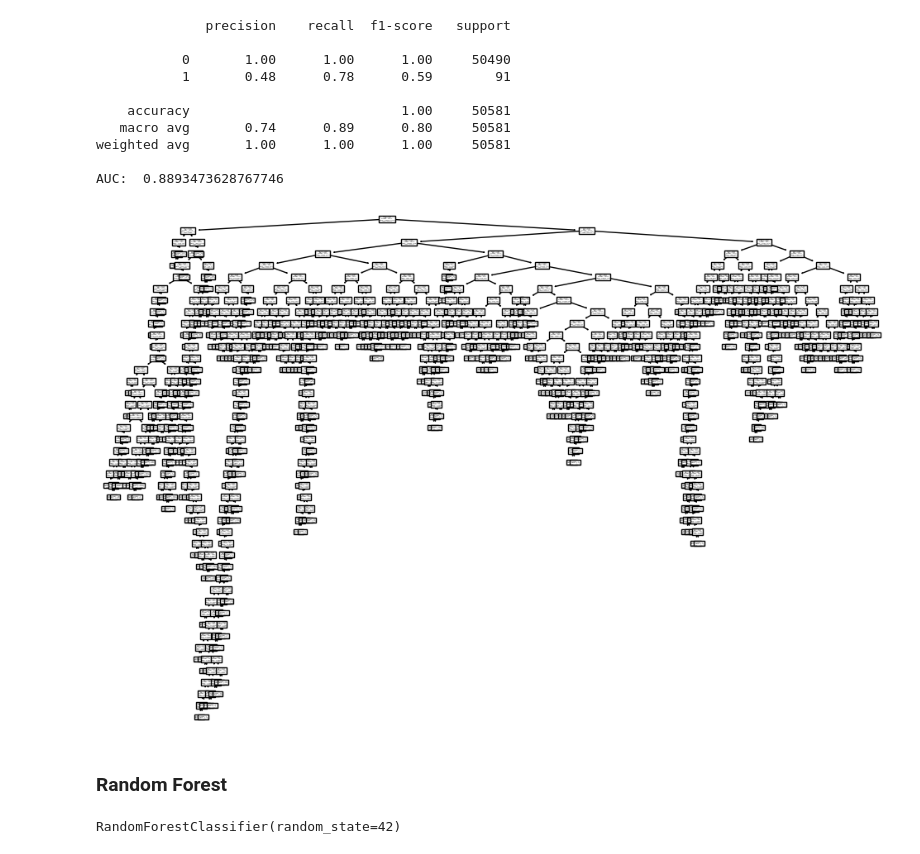
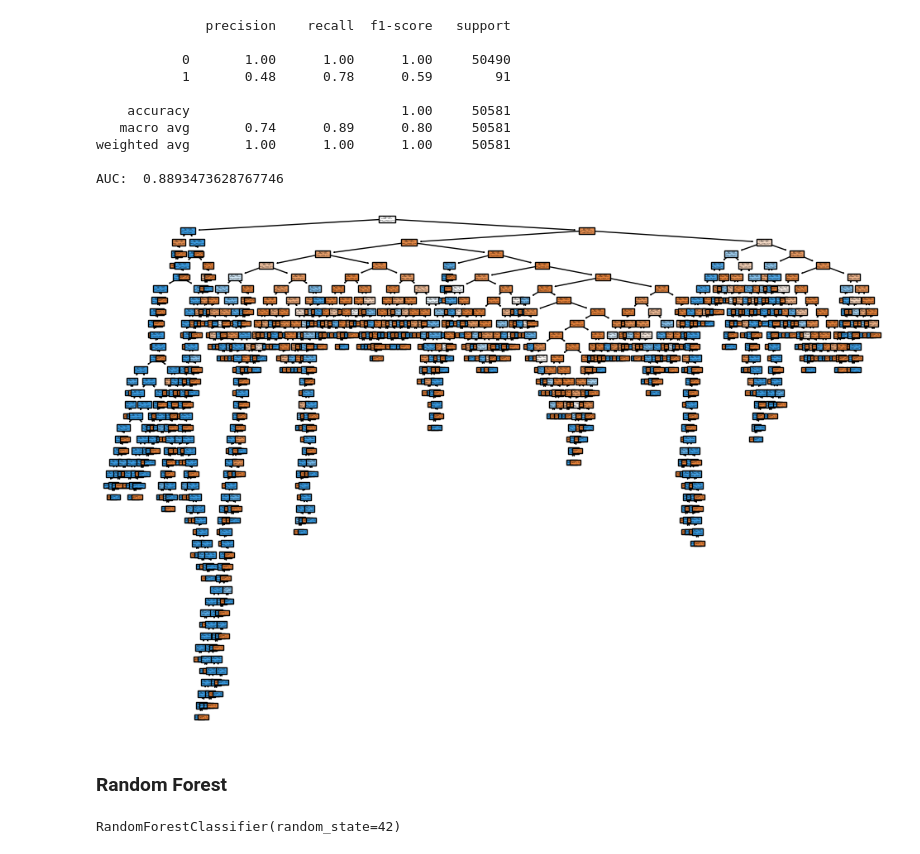
Before and after one commit to geetika-0812/Credit_Card_Fraud_Detection, a Jupyter notebook: Credit Card Fraud Detection.ipynb, the cells around one changed output. Saved outputs shown, nothing was run; the diff lists cells and outputs as text; code cells hidden in the pictures.

```diff
--- a/Credit Card Fraud Detection.ipynb
+++ b/Credit Card Fraud Detection.ipynb
@@ -261,13 +262,13 @@ AUC:  0.8893473628767746
 # %%
 from sklearn.tree import plot_tree
 feature_names = X.columns.tolist()
 plt.figure(figsize=(12,8))
-plot_tree(decision_tree, feature_names = feature_names,class_names= ['Genuine', 'Fraud'])
+plot_tree(decision_tree, feature_names = feature_names,class_names= ['Genuine', 'Fraud'], filled = True)
 plt.show()
 # %% [output]
-[figure, old version]
+[figure, new version]
-# %% [markdown]
-### Random Forest
+# %% [markdown]
+### Random Forest
 # %%
 from sklearn.ensemble import RandomForestClassifier
 # %%
```
Also changed, not shown: parts of 43 cells of this notebook, 1 other file.
